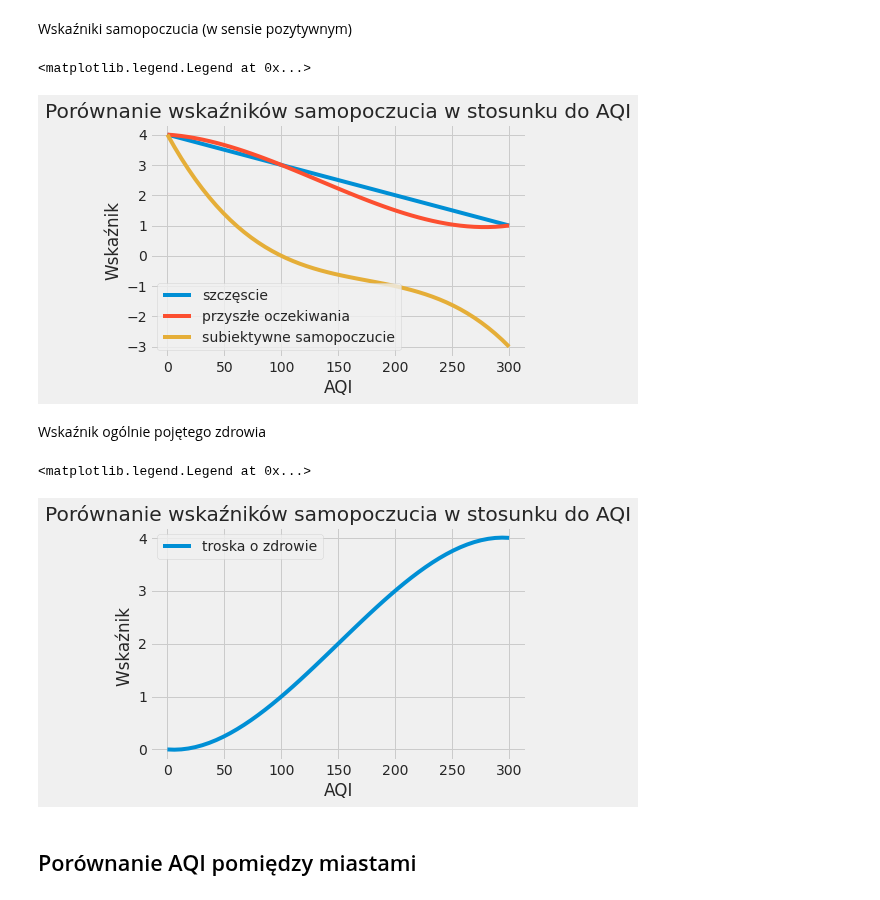
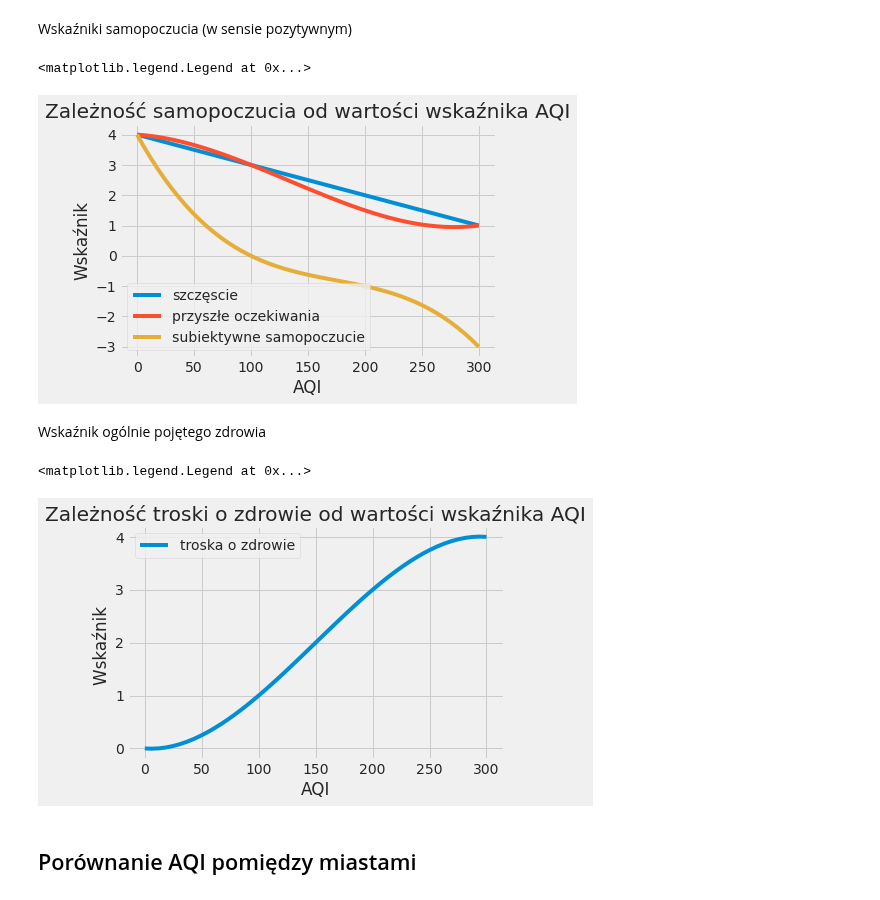
Before and after one commit to PrzemyslawSarnacki/AirQualityPrediction, a Jupyter notebook: well_being_analysis.ipynb, the cells around one changed output. Drawn from its saved outputs; the diff is of its cells as text; code cells hidden in the pictures.

```diff
--- a/well_being_analysis.ipynb
+++ b/well_being_analysis.ipynb
@@ -152,19 +152,19 @@ Wskaźniki samopoczucia (w sensie pozytywnym)
 # %%
 for being in get_n_items(well_being, 4, 7):
     interval = np.linspace(x_arr[0], x_arr[-1])
     interpolation = scipy.interpolate.interp1d(x_arr, well_being[being])
     spl = scipy.interpolate.UnivariateSpline(x_arr, well_being[being])
     plt.plot(interval, spl(interval))
 
-plt.title("Porównanie wskaźników samopoczucia w stosunku do AQI")
+plt.title("Zależność samopoczucia od wartości wskaźnika AQI")
 plt.xlabel("AQI")
 plt.ylabel("Wskaźnik")
 plt.grid(True)
 plt.legend([being for being in get_n_items(well_being, 4, 7)])
 plt.legend(["szczęscie", "przyszłe oczekiwania", "subiektywne samopoczucie"])
 # %% [output]
 <matplotlib.legend.Legend at 0x...>
-[figure, old version]
+[figure, new version]
 # %% [markdown]
 Wskaźnik ogólnie pojętego zdrowia
 # %%
@@ -174,7 +174,7 @@ for being in get_n_items(well_being, 7, 8):
     spl = scipy.interpolate.UnivariateSpline(x_arr, well_being[being])
     plt.plot(interval, spl(interval))
 
-plt.title("Porównanie wskaźników samopoczucia w stosunku do AQI")
+plt.title("Zależność troski o zdrowie od wartości wskaźnika AQI")
 plt.xlabel("AQI")
 plt.ylabel("Wskaźnik ")
 plt.grid(True)
@@ -182,7 +182,7 @@ plt.legend(["troska o zdrowie"])
 # plt.legend([being for being in get_n_items(well_being, 7, 8)])
 # %% [output]
 <matplotlib.legend.Legend at 0x...>
-[figure, old version]
+[figure, new version]
 # %% [markdown]
 ## Porównanie AQI pomiędzy miastami
 # %% [markdown]
```
Also changed, not shown: parts of 1 cell of this notebook.
